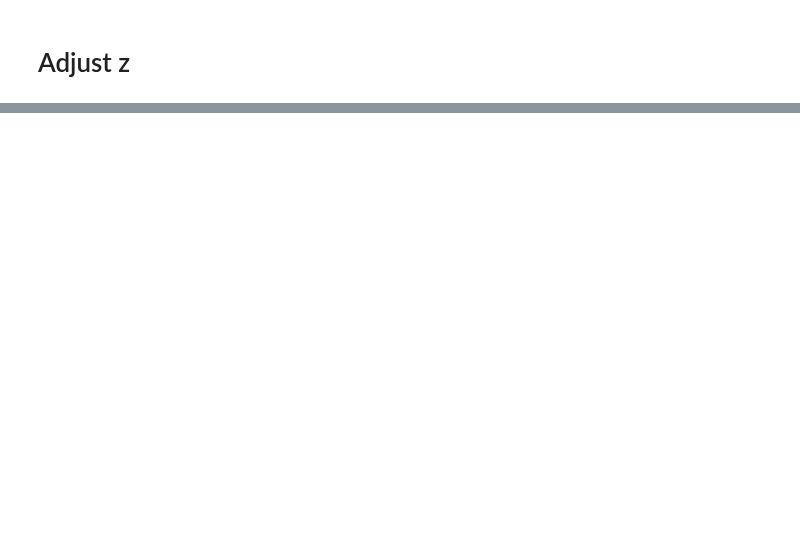
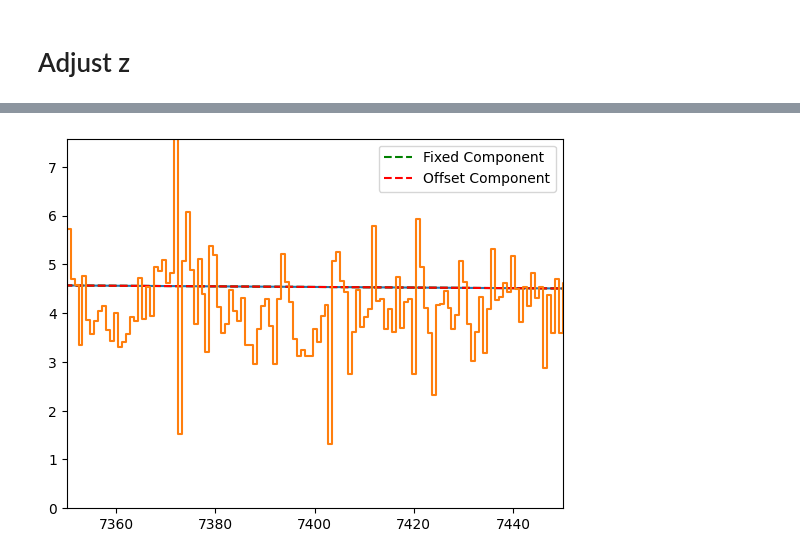
Before and after one commit to hyp0515/searching_inflow, a Jupyter notebook: adjust_z.ipynb, the cells around one changed output, grey strips where cells are left out. Saved outputs shown, nothing was run; the diff lists cells and outputs as text; code cells hidden in the pictures; blank space fills up the shorter version.

```diff
--- a/adjust_z.ipynb
+++ b/adjust_z.ipynb
@@ -161,0 +187,9 @@ plt.show()
+# %%
+# fit_line = [
+#     # *Halpha_rest,
+#     *NII_rest,
+#     # *SII_rest,
+#     # *OII_rest
+# ]
+mid_lam = np.mean(fit_line) * (1 + z)
+region = (np.min(fit_line)*(1 + z)- 200, np.max(fit_line)*(1 + z) + 200)
@@ -161,0 +236,27 @@ plt.show()
+# %%
+model_flux = model(desi_wavelength,
+                   gaussian_parms=\
+                       [(params[2*i+1], fit_line[i]*(1+z+(params[0])), params[2*i+2]) for i in range(len(fit_line))] +\
+                       [(params[2*(i+len(fit_line))+1], (fit_line[i]+params[-3])*(1+z+(params[0])), params[2*(i+len(fit_line))+2]) for i in range(len(fit_line))],
+                   conti_parms=(params[-2], params[-1]))
+
+model_flux_fixed = model(desi_wavelength,
+                   gaussian_parms=[(params[2*i+1], fit_line[i]*(1+z+(params[0])), params[2*i+2]) for i in range(len(fit_line))],
+                   conti_parms=(params[-2], params[-1]))
+
+model_flux_offset = model(desi_wavelength,
+                   gaussian_parms=[(params[2*(i+len(fit_line))+1], (fit_line[i]+params[-3])*(1+z+(params[0])), params[2*(i+len(fit_line))+2]) for i in range(len(fit_line))],
+                   conti_parms=(params[-2], params[-1]))
+
+plt.plot(desi_wavelength, (model_flux))
+plt.plot(desi_wavelength, (model_flux_fixed), linestyle='--', color='green', label='Fixed Component')
+plt.plot(desi_wavelength, (model_flux_offset), linestyle='--', color='red', label='Offset Component')
+plt.step(desi_wavelength, (spectrum.coadd_data[example_index]), where='mid')
+plt.xlim(region[0], region[1])
+plt.xlim(7350, 7450)
+plt.ylim(0, np.max(model_flux)*1.1)
+plt.legend()
+plt.savefig('two_component_fit_problem.png')
+plt.show()
+# %% [output]
+[figure, added]
```
Also changed, not shown: parts of 20 cells of this notebook, 5 other files.
